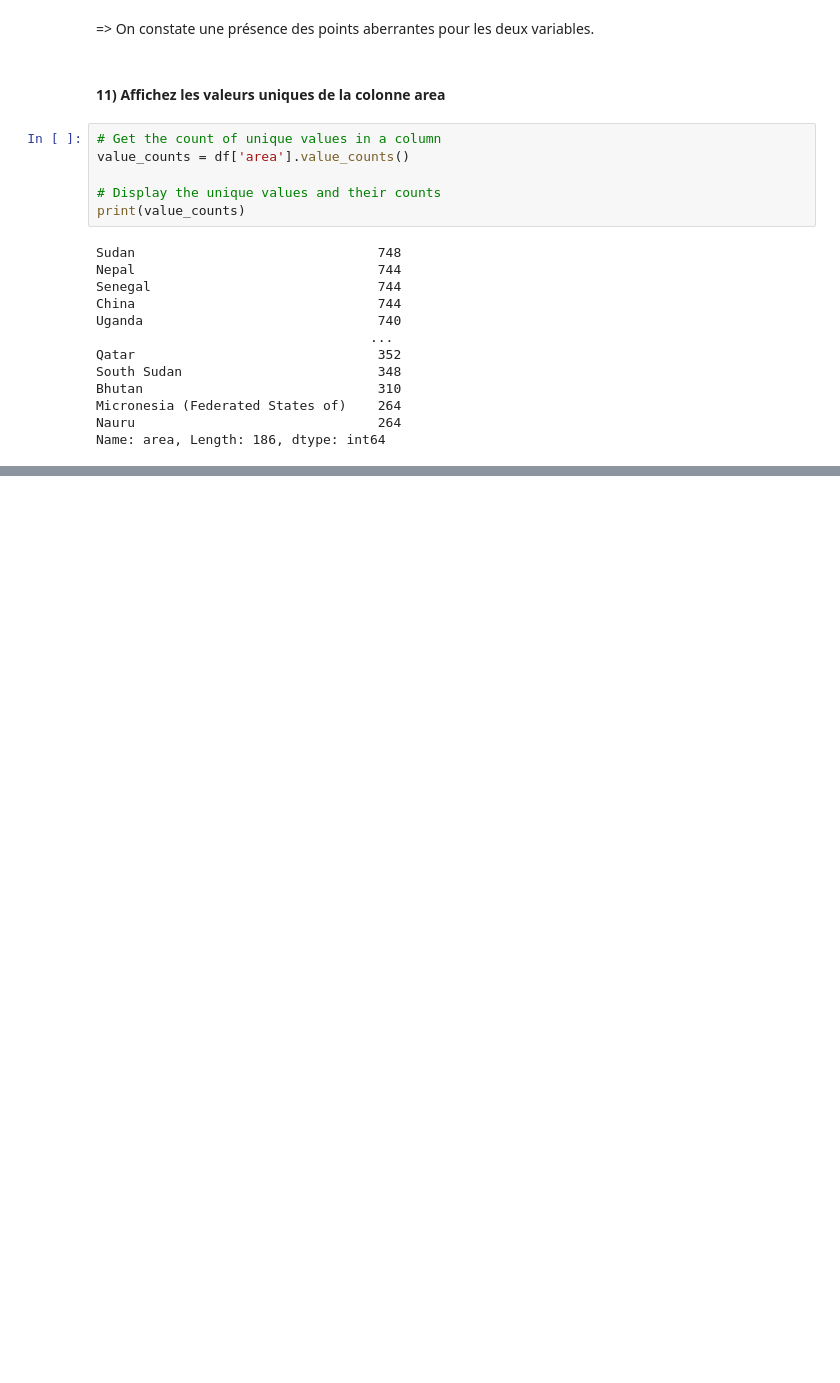
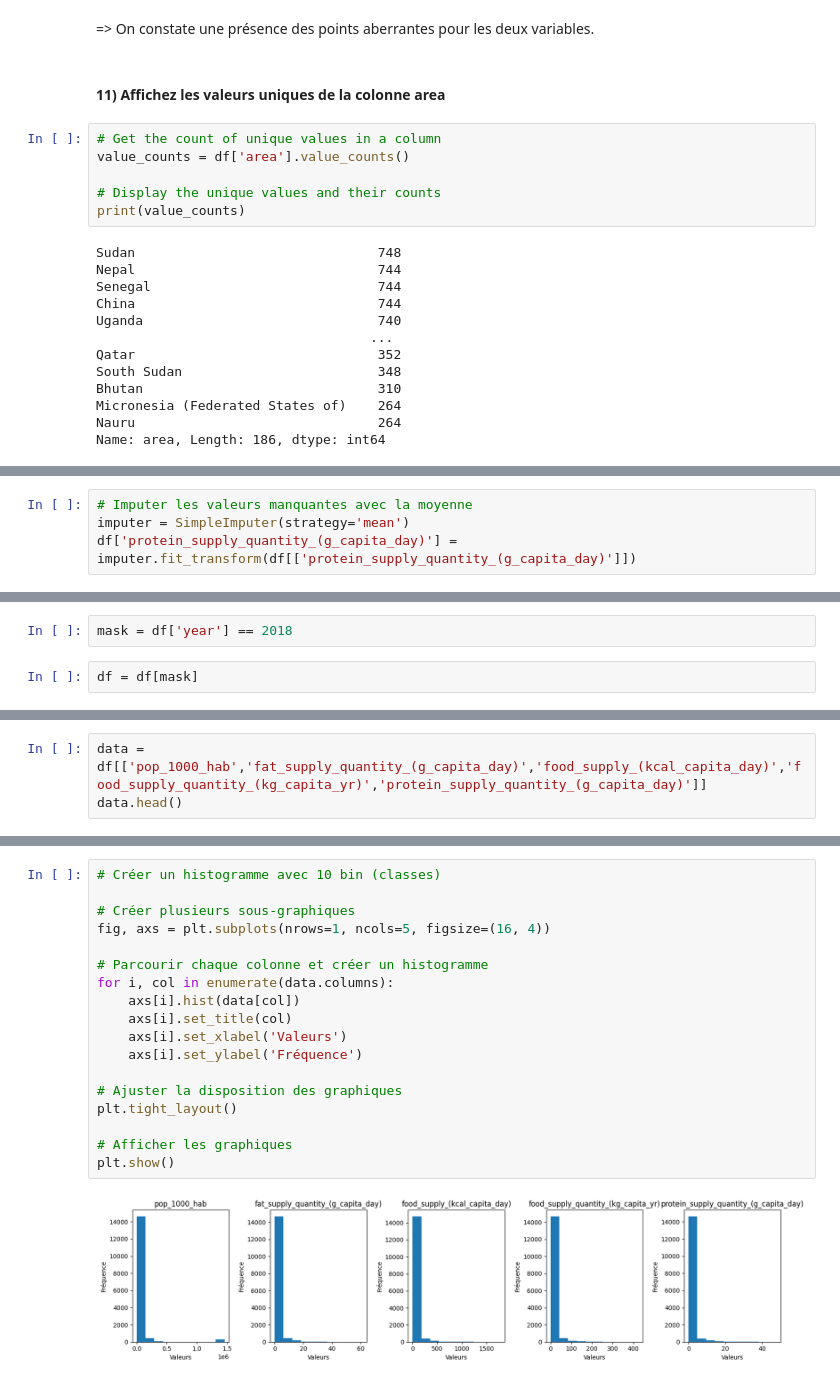
Before and after one commit to Noura-ou/la-librairie-pandas-avec-le-jeu-de-donn-es-de-la-FAO, a Jupyter notebook: fao_pandas/pandas.ipynb, the cells around one changed output, grey strips where cells are left out. Cells and saved outputs as stored; diff of their text form; blank space fills up the shorter version.

```diff
--- a/fao_pandas/pandas.ipynb
+++ b/fao_pandas/pandas.ipynb
@@ -320,0 +436,4 @@ Name: area, Length: 186, dtype: int64
+# %%
+# Imputer les valeurs manquantes avec la moyenne
+imputer = SimpleImputer(strategy='mean')
+df['protein_supply_quantity_(g_capita_day)'] = imputer.fit_transform(df[['protein_supply_quantity_(g_capita_day)']])
@@ -320,0 +444,4 @@ Name: area, Length: 186, dtype: int64
+# %%
+mask = df['year'] == 2018
+# %%
+df = df[mask]
@@ -320,0 +520,3 @@ Name: area, Length: 186, dtype: int64
+# %%
+data = df[['pop_1000_hab','fat_supply_quantity_(g_capita_day)','food_supply_(kcal_capita_day)','food_supply_quantity_(kg_capita_yr)','protein_supply_quantity_(g_capita_day)']]
+data.head()
@@ -320,0 +530,20 @@ Name: area, Length: 186, dtype: int64
+# %%
+# Créer un histogramme avec 10 bin (classes)
+
+# Créer plusieurs sous-graphiques
+fig, axs = plt.subplots(nrows=1, ncols=5, figsize=(16, 4))
+
+# Parcourir chaque colonne et créer un histogramme
+for i, col in enumerate(data.columns):
+    axs[i].hist(data[col])
+    axs[i].set_title(col)
+    axs[i].set_xlabel('Valeurs')
+    axs[i].set_ylabel('Fréquence')
+
+# Ajuster la disposition des graphiques
+plt.tight_layout()
+
+# Afficher les graphiques
+plt.show()
+# %% [output]
+[figure, added]
```
Also changed, not shown: parts of 52 cells of this notebook.
